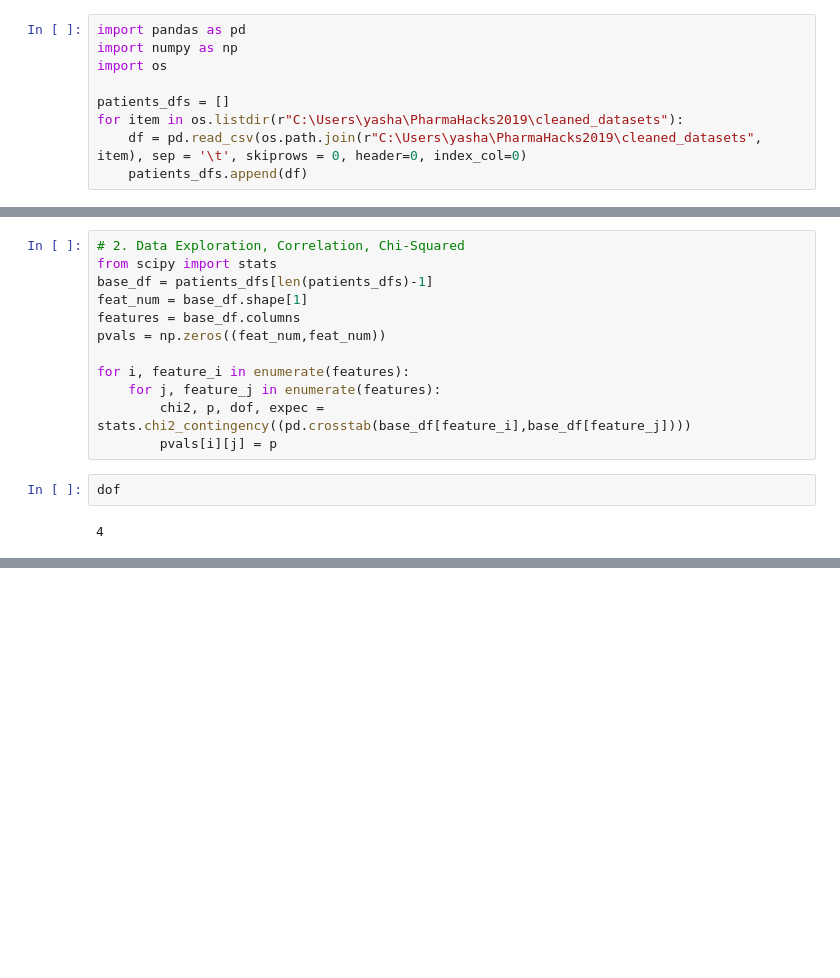
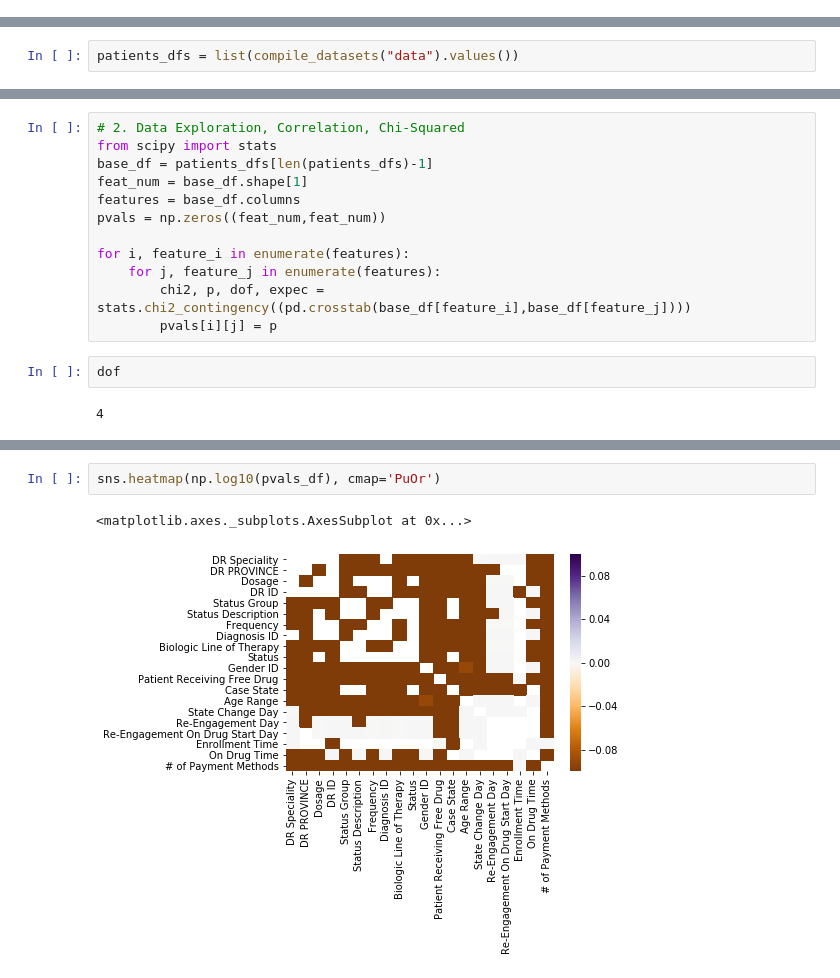
Before and after one commit to jshkrob/PharmaHacks2019, a Jupyter notebook: PharmaHacks EDA.ipynb, the cells around one changed output, grey strips where cells are left out. Cells and saved outputs as stored; diff of their text form; blank space fills up the shorter version.

Commit message:
added a seaborn heatmap showing the p-values Jacob's chi-squared procedues

```diff
--- a/PharmaHacks EDA.ipynb
+++ b/PharmaHacks EDA.ipynb
@@ -1,9 +0,0 @@
-# %%
-import pandas as pd
-import numpy as np
-import os
-
-patients_dfs = []
-for item in os.listdir(r"C:\Users\yasha\PharmaHacks2019\cleaned_datasets"):
-    df = pd.read_csv(os.path.join(r"C:\Users\yasha\PharmaHacks2019\cleaned_datasets", item), sep = '\t', skiprows = 0, header=0, index_col=0)
-    patients_dfs.append(df)
@@ -9,0 +12,2 @@ for item in os.listdir(r"C:\Users\yasha\PharmaHacks2019\cleaned_datasets"):
+# %%
+patients_dfs = list(compile_datasets("data").values())
@@ -87,0 +72,5 @@ pvals_df.index = features
+# %%
+sns.heatmap(np.log10(pvals_df), cmap='PuOr')
+# %% [output]
+<matplotlib.axes._subplots.AxesSubplot at 0x...>
+[figure, added]
```
Also changed, not shown: parts of 5 cells of this notebook.
